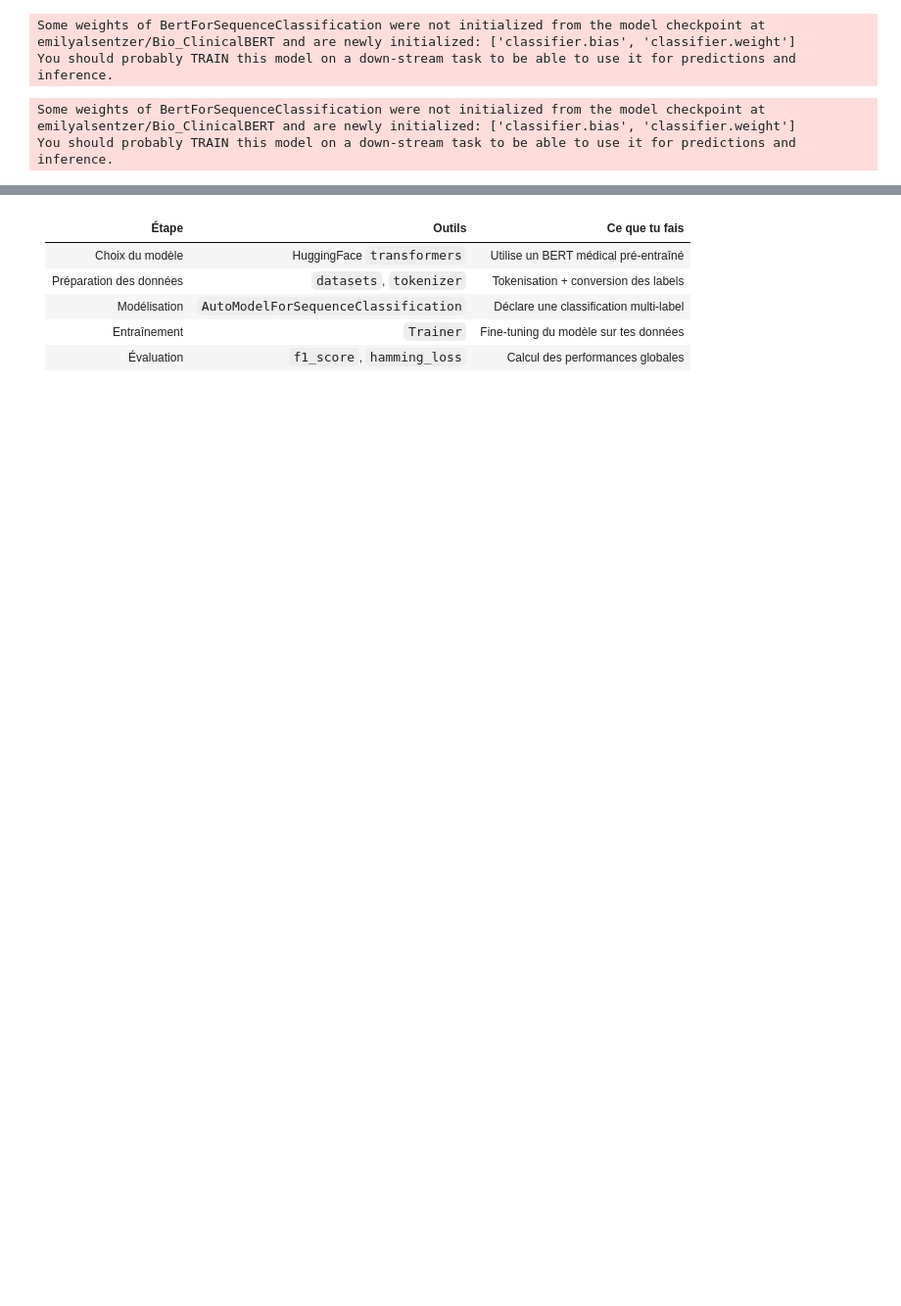
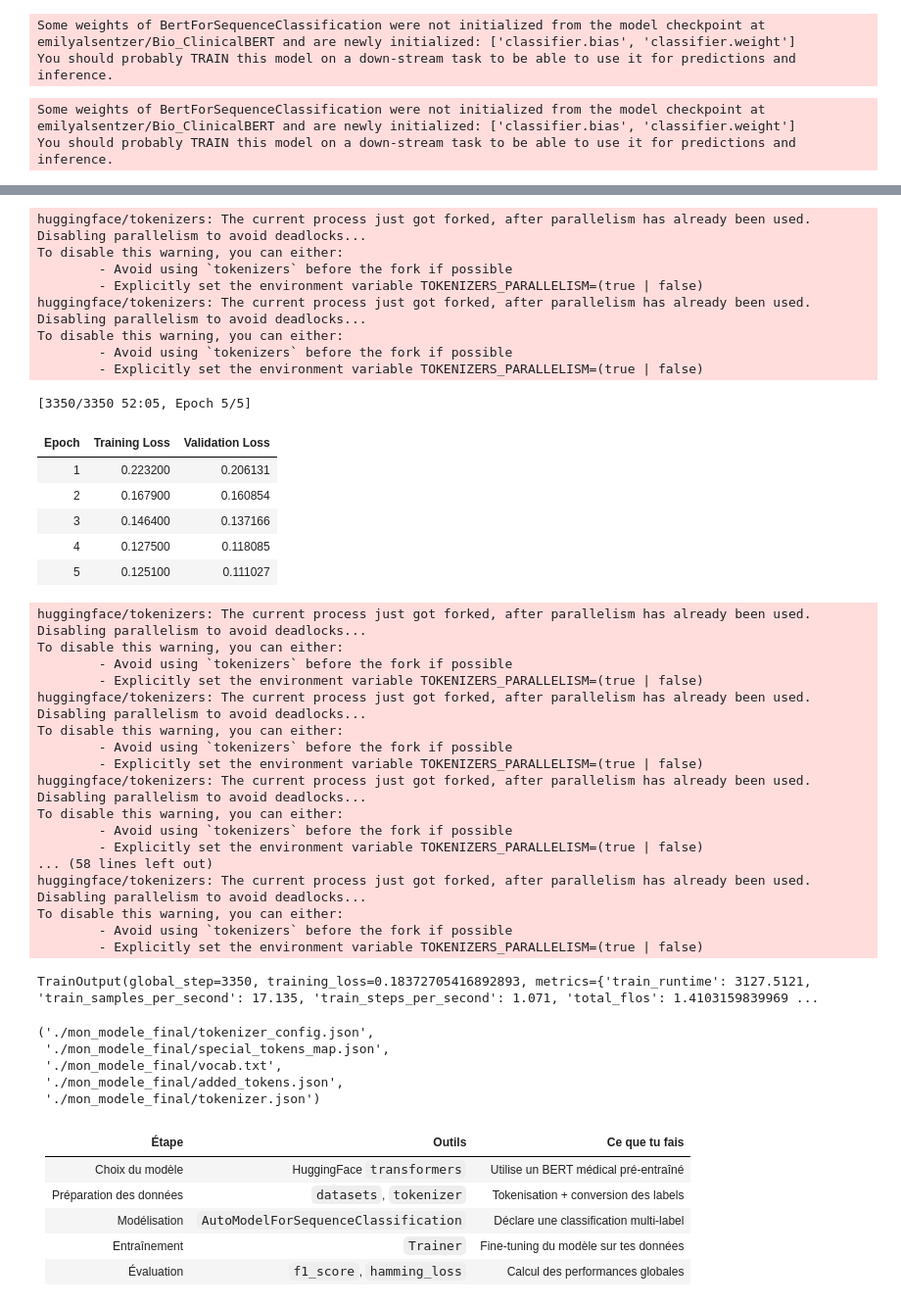
Before and after one commit to Quentin-ENSAE/projet_NLP, a Jupyter notebook: Analyse_TF_IDF.ipynb, the cells around one changed output, grey strips where cells are left out. Shown: that part at 98% size. Cells and saved outputs as stored; diff of their text form; code cells hidden in the pictures; blank space fills up the shorter version.

Commit message:
Sauvegarde BERT trained

```diff
--- a/Analyse_TF_IDF.ipynb
+++ b/Analyse_TF_IDF.ipynb
@@ -475,3 +485,81 @@ KeyboardInterrupt:
+# %%
+from transformers import TrainingArguments, Trainer
+
+training_args = TrainingArguments(
+    output_dir="./results",
+    evaluation_strategy="epoch",              # évaluation à chaque époque
+    save_strategy="epoch",                    # sauvegarde à chaque époque (utile pour reprise)
+    save_total_limit=2,                       # limite le nombre de checkpoints
+    learning_rate=3e-5,                       # légèrement augmenté pour convergence plus rapide
+    per_device_train_batch_size=4,            # réduit à 4 pour éviter OOM (GPU 16 Go)
+    per_device_eval_batch_size=4,
+    num_train_epochs=5,                       # plus d'époques si dataset pas trop gros
+    weight_decay=0.01,
+    fp16=True,                                # active le mixed precision training (optimisé pour Ampere)
+    gradient_accumulation_steps=4,            # simule un batch size plus grand (4x4 = 16)
+    warmup_ratio=0.1,                         # warmup sur 10% des steps pour stabiliser l'entraînement
+    logging_dir="./logs",
+    logging_steps=10,
+    load_best_model_at_end=True,              # récupère le meilleur modèle (selon eval loss)
+    metric_for_best_model="eval_loss",
+    greater_is_better=False,
+    dataloader_num_workers=2,                 # légère parallélisation de l’I/O
+    report_to="none",                         # désactive Weights & Biases si non utilisé
+)
+
+trainer = Trainer(
+    model=model,
+    args=training_args,
+    train_dataset=dataset,
+    eval_dataset=dataset,
+    tokenizer=tokenizer,                      # utile si tu veux faire du padding/truncation dynamique
+    # compute_metrics=...                     # tu peux ajouter des métriques ici si besoin
+)
+
+trainer.train()
+# %% [output]
+huggingface/tokenizers: The current process just got forked, after parallelism has already been used. Disabling parallelism to avoid deadlocks...
+To disable this warning, you can either:
+        - Avoid using `tokenizers` before the fork if possible
+        - Explicitly set the environment variable TOKENIZERS_PARALLELISM=(true | false)
+huggingface/tokenizers: The current process just got forked, after parallelism has already been used. Disabling parallelism to avoid deadlocks...
+To disable this warning, you can either:
+        - Avoid using `tokenizers` before the fork if possible
+        - Explicitly set the environment variable TOKENIZERS_PARALLELISM=(true | false)
+[3350/3350 52:05, Epoch 5/5]
+| Epoch | Training Loss | Validation Loss |
+| 1 | 0.223200 | 0.206131 |
+| 2 | 0.167900 | 0.160854 |
+| 3 | 0.146400 | 0.137166 |
+| 4 | 0.127500 | 0.118085 |
+| 5 | 0.125100 | 0.111027 |
+huggingface/tokenizers: The current process just got forked, after parallelism has already been used. Disabling parallelism to avoid deadlocks...
+To disable this warning, you can either:
+        - Avoid using `tokenizers` before the fork if possible
+        - Explicitly set the environment variable TOKENIZERS_PARALLELISM=(true | false)
+huggingface/tokenizers: The current process just got forked, after parallelism has already been used. Disabling parallelism to avoid deadlocks...
+To disable this warning, you can either:
+        - Avoid using `tokenizers` before the fork if possible
+        - Explicitly set the environment variable TOKENIZERS_PARALLELISM=(true | false)
+huggingface/tokenizers: The current process just got forked, after parallelism has already been used. Disabling parallelism to avoid deadlocks...
+To disable this warning, you can either:
+        - Avoid using `tokenizers` before the fork if possible
+        - Explicitly set the environment variable TOKENIZERS_PARALLELISM=(true | false)
+... (58 lines left out)
+huggingface/tokenizers: The current process just got forked, after parallelism has already been used. Disabling parallelism to avoid deadlocks...
+To disable this warning, you can either:
+        - Avoid using `tokenizers` before the fork if possible
+        - Explicitly set the environment variable TOKENIZERS_PARALLELISM=(true | false)
+TrainOutput(global_step=3350, training_loss=0.18372705416892893, metrics={'train_runtime': 3127.5121, 'train_samples_per_second': 17.135, 'train_steps_per_second': 1.071, 'total_flos': 1.4103159839969 ...
+# %%
+trainer.save_model("./mon_modele_final")
+tokenizer.save_pretrained("./mon_modele_final")
+# %% [output]
+('./mon_modele_final/tokenizer_config.json',
+ './mon_modele_final/special_tokens_map.json',
+ './mon_modele_final/vocab.txt',
+ './mon_modele_final/added_tokens.json',
+ './mon_modele_final/tokenizer.json')
 # %% [markdown]
 | Étape                  | Outils                         | Ce que tu fais                            |
 |------------------------|--------------------------------|--------------------------------------------|
```
Also changed, not shown: parts of 16 cells of this notebook, 2 other files.
